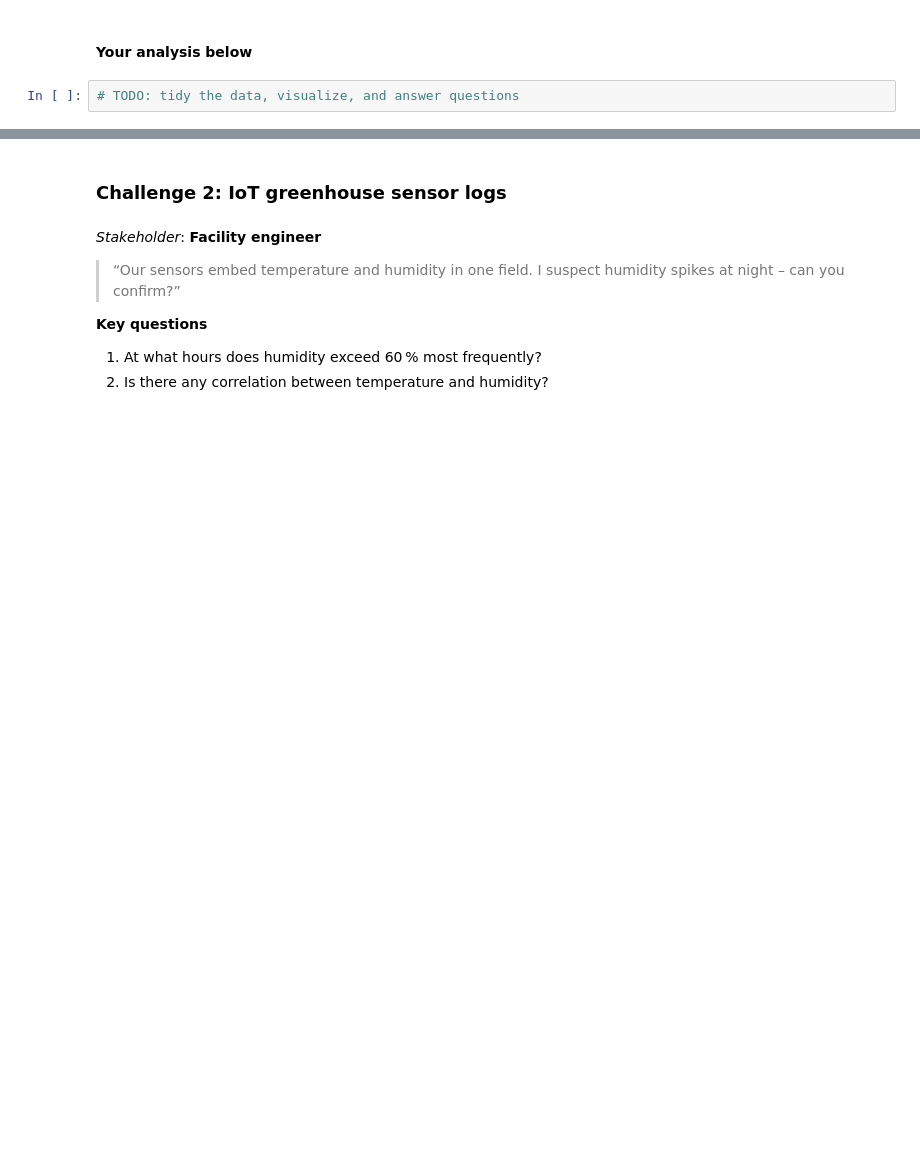
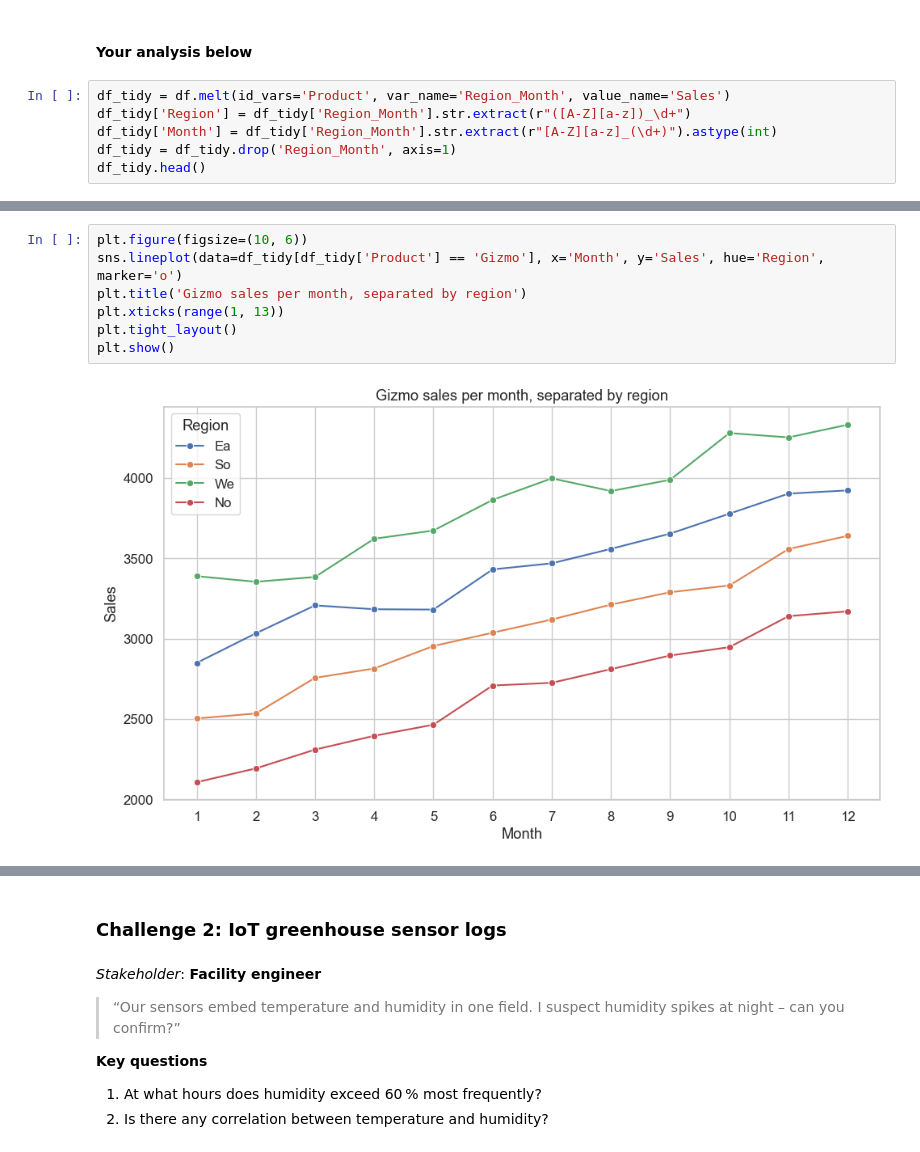
Before and after one commit to thomasha1310/rise-practicum, a Jupyter notebook: labs/lab-7-data-visualization/Data_Visualization_Lab.ipynb, the cells around one changed output, grey strips where cells are left out. Drawn from its saved outputs; the diff is of its cells as text; blank space fills up the shorter version.

```diff
--- a/labs/lab-7-data-visualization/Data_Visualization_Lab.ipynb
+++ b/labs/lab-7-data-visualization/Data_Visualization_Lab.ipynb
@@ -218,4 +219,8 @@ df.head()
 # %% [markdown]
 #### Your analysis below
 # %%
-# TODO: tidy the data, visualize, and answer questions
+df_tidy = df.melt(id_vars='Product', var_name='Region_Month', value_name='Sales')
+df_tidy['Region'] = df_tidy['Region_Month'].str.extract(r"([A-Z][a-z])_\d+")
+df_tidy['Month'] = df_tidy['Region_Month'].str.extract(r"[A-Z][a-z]_(\d+)").astype(int)
+df_tidy = df_tidy.drop('Region_Month', axis=1)
+df_tidy.head()
@@ -221,0 +234,9 @@ df.head()
+# %%
+plt.figure(figsize=(10, 6))
+sns.lineplot(data=df_tidy[df_tidy['Product'] == 'Gizmo'], x='Month', y='Sales', hue='Region', marker='o')
+plt.title('Gizmo sales per month, separated by region')
+plt.xticks(range(1, 13))
+plt.tight_layout()
+plt.show()
+# %% [output]
+[figure, added]
```
Also changed, not shown: parts of 18 cells of this notebook.
